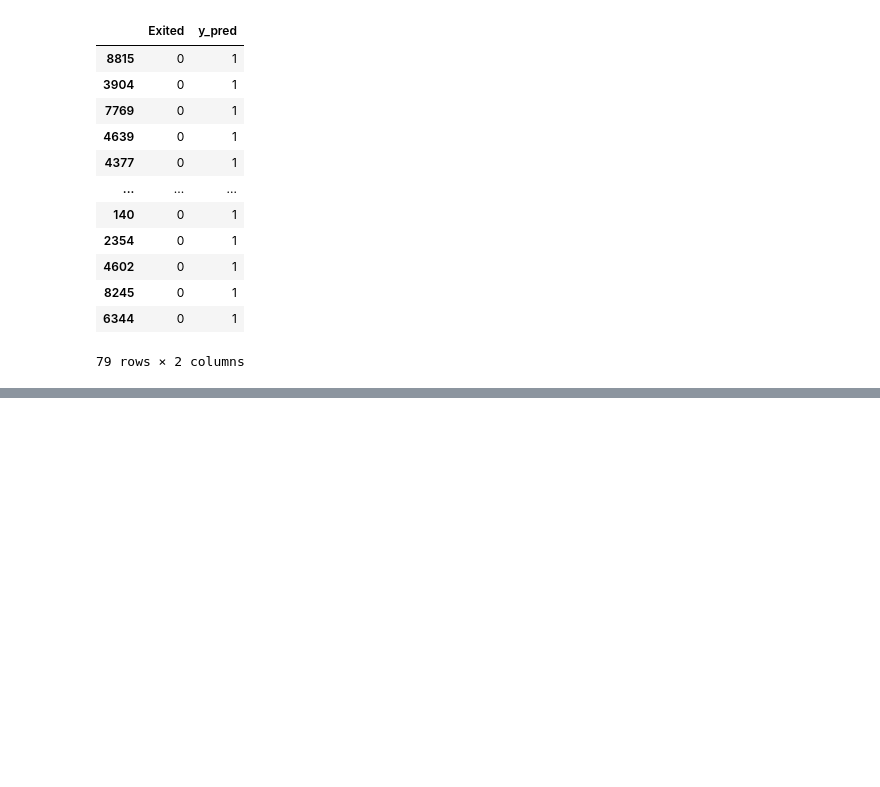
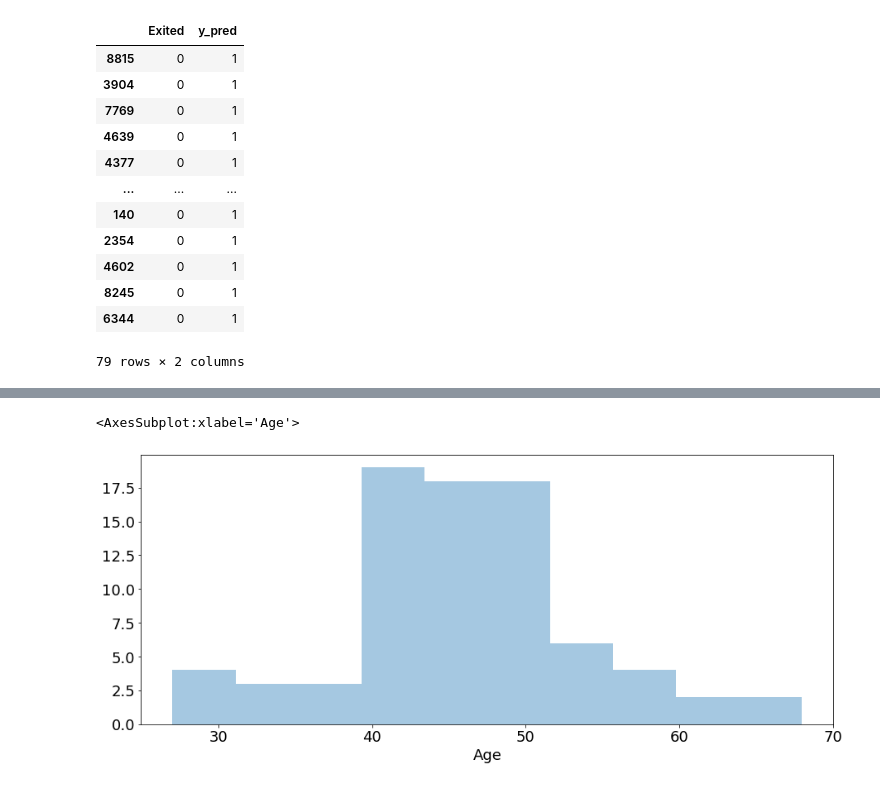
Before and after one commit to Yoyoyamato/churn_modeling, a Jupyter notebook: Final_Model.ipynb, the cells around one changed output, grey strips where cells are left out. Drawn from its saved outputs; the diff is of its cells as text; code cells hidden in the pictures; blank space fills up the shorter version.

```diff
--- a/Final_Model.ipynb
+++ b/Final_Model.ipynb
@@ -162,0 +188,5 @@ FP
+# %%
+sns.distplot(FP_df['Age'],bins=10, kde=False)
+# %% [output]
+<AxesSubplot:xlabel='Age'>
+[figure, added]
```
Also changed, not shown: parts of 5 cells of this notebook.
